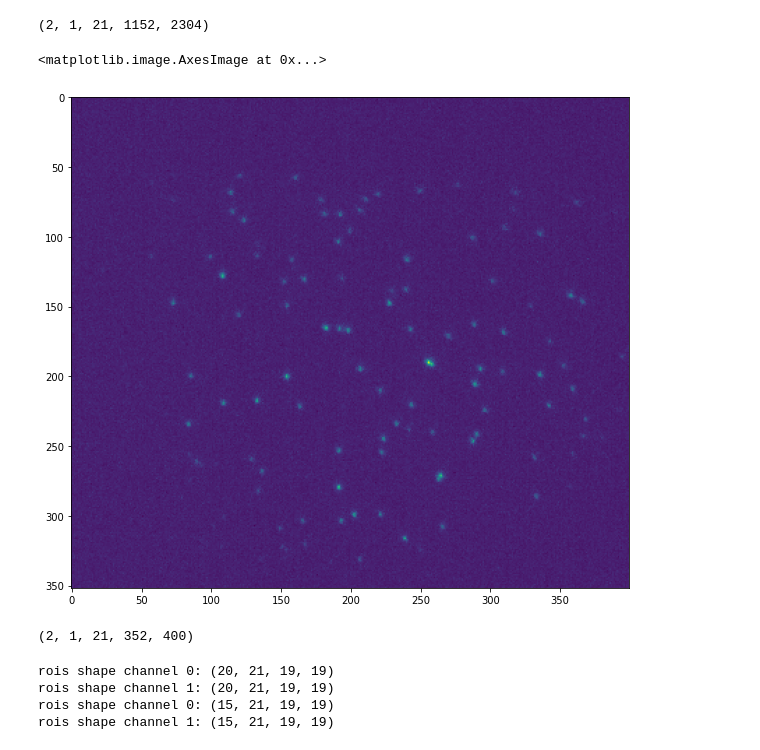
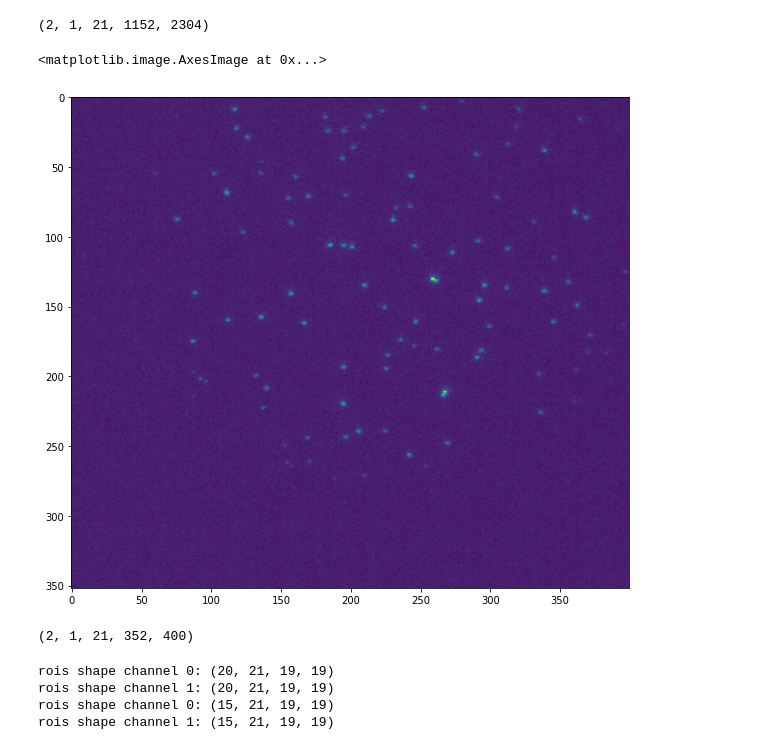
Before and after one commit to ries-lab/uiPSF, a Jupyter notebook: dev_fig/demo_beadPSF_2ch_smart.ipynb, the cells around one changed output. Drawn from its saved outputs; the diff is of its cells as text; code cells hidden in the pictures.

```diff
--- a/dev_fig/demo_beadPSF_2ch_smart.ipynb
+++ b/dev_fig/demo_beadPSF_2ch_smart.ipynb
@@ -36,7 +36,7 @@ L.param = io.param.combine('config_base',psftype='zernike',channeltype='2ch',sys
 # %%
 L.param.datapath = r'C:\Users\Sheng\Documents\MATLAB\bead100nm_smart\04-18-2025 2ch/'
 L.param.keyword = 'bead1_100nm_darkred_mag502025-04-18_10-55-56' # keyword for your data file
-L.param.savename = L.param.datapath+L.param.keyword+'_psfmodel'
+L.param.savename = L.param.datapath+'2ch_psfmodel'
 L.param.subfolder = '' # keyword for subfolder name if each data file is saved in a individual folder, set to '' if no subfolder
 L.param.gain = 0.44
 L.param.ccd_offset = 100
@@ -56,15 +56,16 @@ images = L.load_data()
 (2, 1, 21, 1152, 2304)
 # %%
 plt.figure(figsize=(10, 10))
-plt.imshow(images[1][0][10])
+plt.imshow(images[0][0][10])
 # %% [output]
 <matplotlib.image.AxesImage at 0x...>
-[figure, old version]
+[figure, new version]
 # %%
 images = images[:,:,:,800:,1400:1800]
-images.shape
-# %% [output]
-(2, 1, 21, 352, 400)
+# %%
+images.shape
+# %% [output]
+(2, 1, 21, 352, 400)
 # %%
 L.getpsfclass()
 # %%
```
Also changed, not shown: parts of 8 cells of this notebook, 5 other files.
